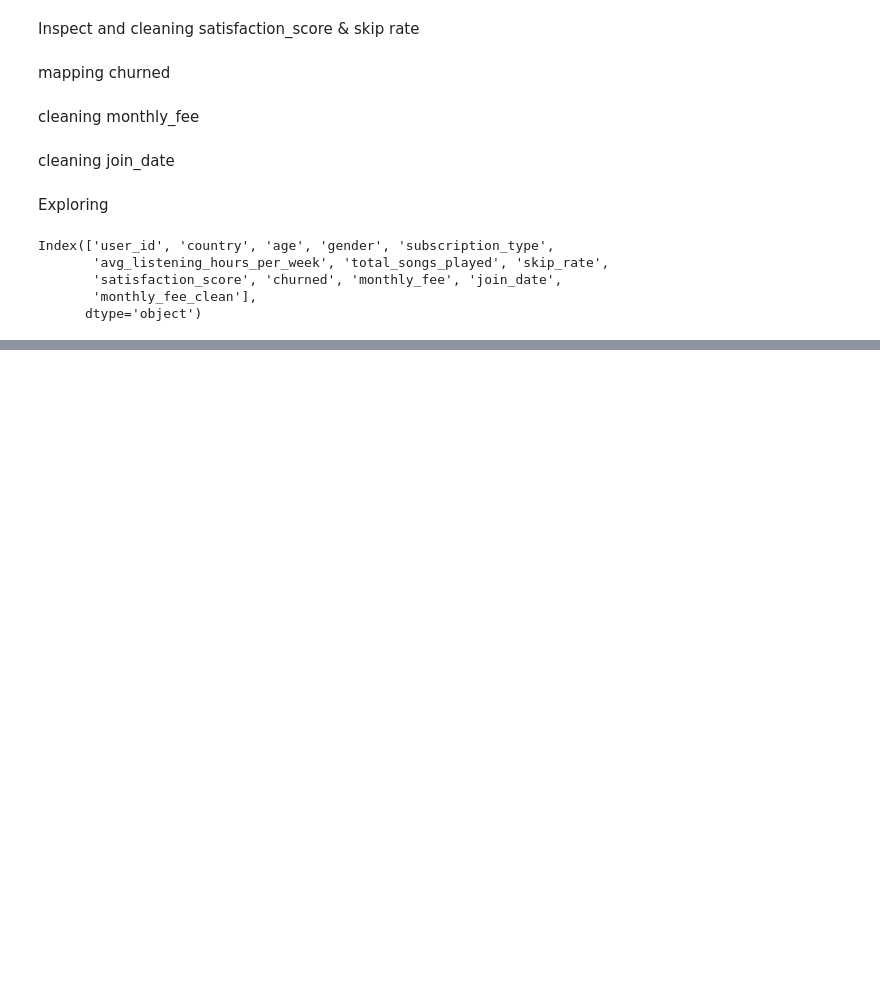
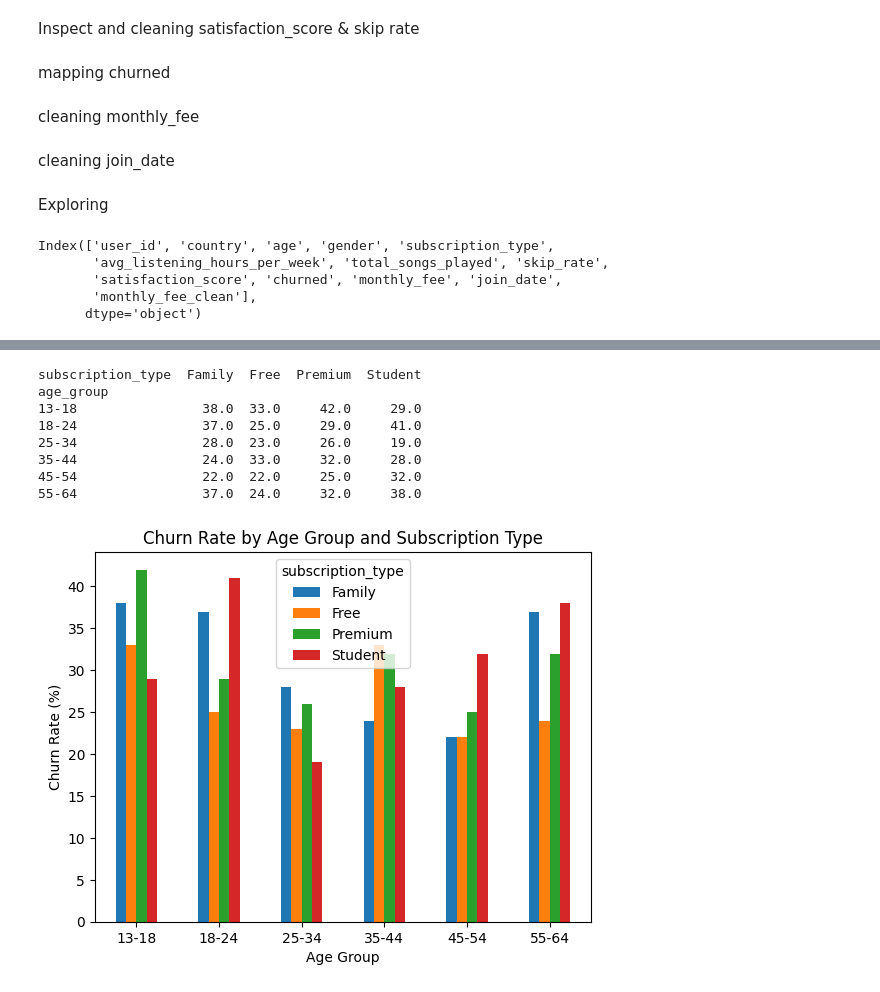
Before and after one commit to PrajwolKhadka/DataSprint, a Jupyter notebook: datawave_analysis.ipynb, the cells around one changed output, grey strips where cells are left out. Saved outputs shown, nothing was run; the diff lists cells and outputs as text; code cells hidden in the pictures; blank space fills up the shorter version.

```diff
--- a/datawave_analysis.ipynb
+++ b/datawave_analysis.ipynb
@@ -359,0 +267,25 @@ plt.show()
+# %%
+churn_rate_age_sub = df.groupby(['age_group','subscription_type'])['churned'].mean().round(2) * 100
+
+
+churn_table = churn_rate_age_sub.unstack()
+
+print(churn_table)
+
+churn_table.plot(kind='bar')
+
+plt.xlabel("Age Group")
+plt.ylabel("Churn Rate (%)")
+plt.title("Churn Rate by Age Group and Subscription Type")
+plt.xticks(rotation=0)
+plt.show()
+# %% [output]
+subscription_type  Family  Free  Premium  Student
+age_group
+13-18                38.0  33.0     42.0     29.0
+18-24                37.0  25.0     29.0     41.0
+25-34                28.0  23.0     26.0     19.0
+35-44                24.0  33.0     32.0     28.0
+45-54                22.0  22.0     25.0     32.0
+55-64                37.0  24.0     32.0     38.0
+[figure, added]
```
Also changed, not shown: parts of 51 cells of this notebook, 6 other files.
